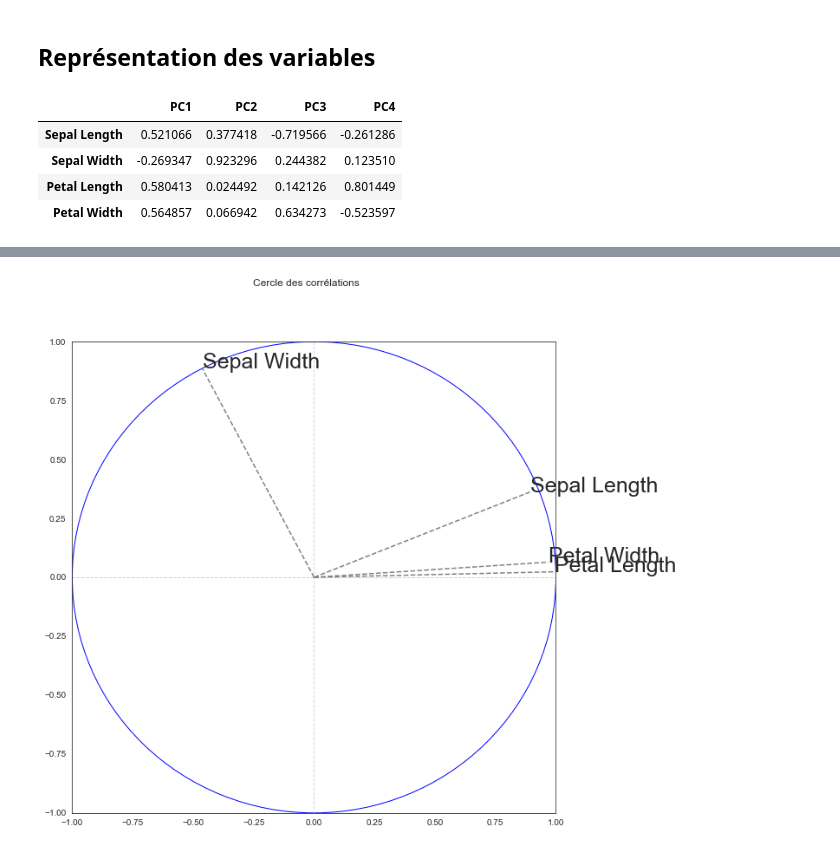
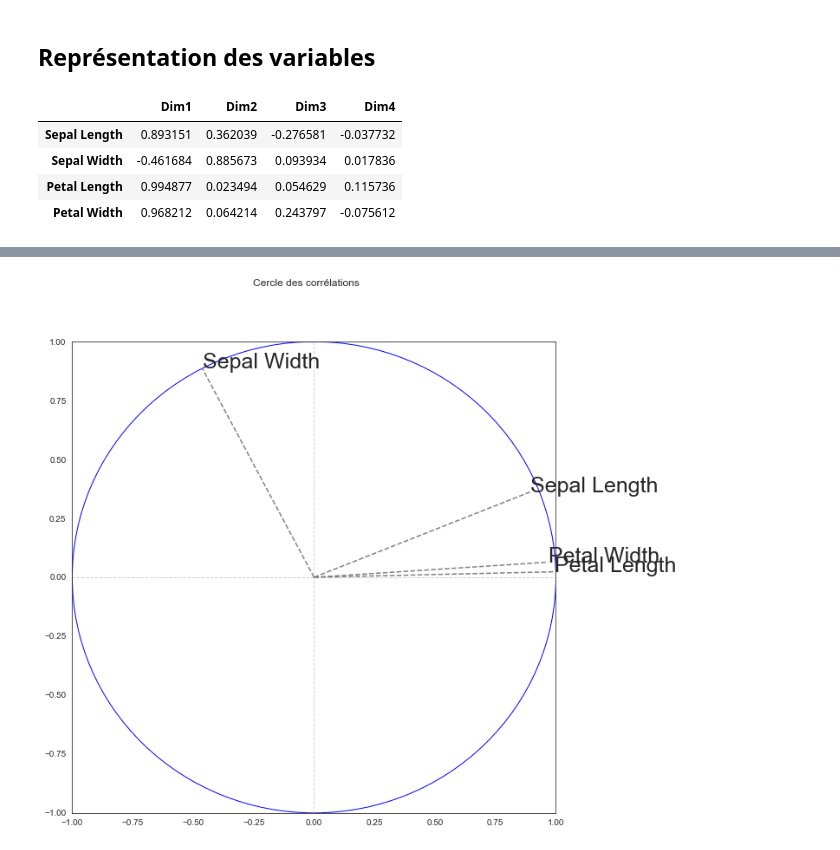
Before and after one commit to fxjollois/cours-2022-2023, a Jupyter notebook: insa-ms-esd--ml/acp-python.ipynb, the cells around one changed output, grey strips where cells are left out. Drawn from its saved outputs; the diff is of its cells as text; code cells hidden in the pictures.

```diff
--- a/insa-ms-esd--ml/acp-python.ipynb
+++ b/insa-ms-esd--ml/acp-python.ipynb
@@ -125,10 +122,14 @@ plt.show()
 # %% [markdown]
 ## Représentation des variables
 # %%
-pandas.DataFrame(pca.components_.T, columns=['PC'+str(i) for i in range(1, 5)], index=iris.columns[:4])
+coordvar = pca.components_.T * numpy.sqrt(pca.explained_variance_)
+coordvar_df = pandas.DataFrame(coordvar,
+                               columns = ["Dim" + str(i+1) for i in range(iris2.shape[1])],
+                               index = iris.columns[:4])
+coordvar_df
 # %% [output]
-|  | PC1 | PC2 | PC3 | PC4 |
-| Sepal Length | 0.521066 | 0.377418 | -0.719566 | -0.261286 |
-| Sepal Width | -0.269347 | 0.923296 | 0.244382 | 0.123510 |
-| Petal Length | 0.580413 | 0.024492 | 0.142126 | 0.801449 |
-| Petal Width | 0.564857 | 0.066942 | 0.634273 | -0.523597 |
+|  | Dim1 | Dim2 | Dim3 | Dim4 |
+| Sepal Length | 0.893151 | 0.362039 | -0.276581 | -0.037732 |
+| Sepal Width | -0.461684 | 0.885673 | 0.093934 | 0.017836 |
+| Petal Length | 0.994877 | 0.023494 | 0.054629 | 0.115736 |
+| Petal Width | 0.968212 | 0.064214 | 0.243797 | -0.075612 |
```
Also changed, not shown: parts of 6 cells of this notebook, 1 other file.
